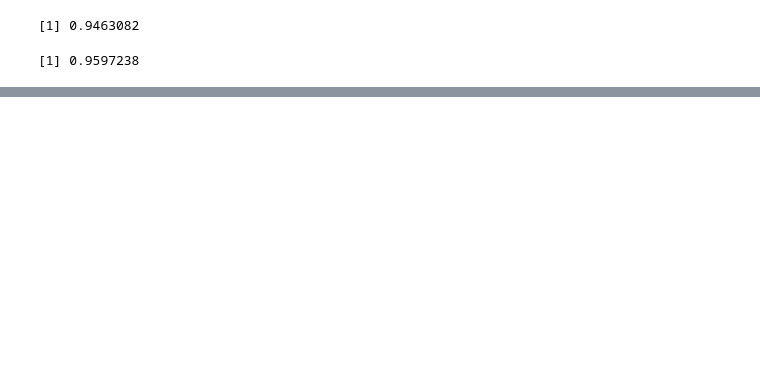
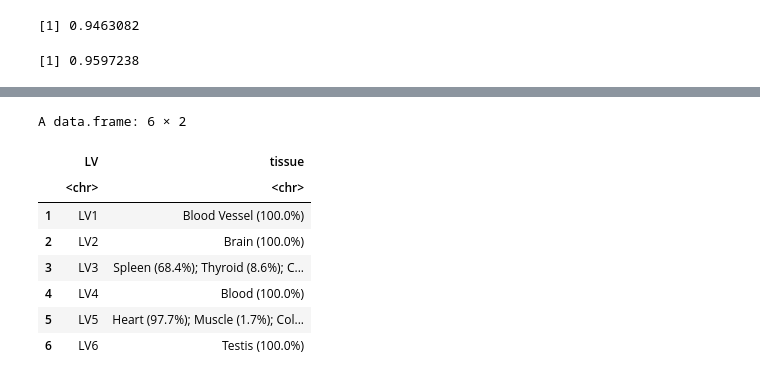
Before and after one commit to pivlab/plier2-analyses, a Jupyter notebook: nbs/01_model_building/gtex/02_gtex_priors analyses.ipynb, the cells around one changed output, grey strips where cells are left out. Cells and saved outputs as stored; diff of their text form; code cells hidden in the pictures; blank space fills up the shorter version.

```diff
--- a/nbs/01_model_building/gtex/02_gtex_priors analyses.ipynb
+++ b/nbs/01_model_building/gtex/02_gtex_priors analyses.ipynb
@@ -214,0 +259,13 @@ cor(as.vector(gtex_tissues_res$B), as.vector(gtex_fullRes_full$B), use = "comple
+# %%
+traits_gtex <- readRDS(here('data/gtex/phenoplier/gtex-phenoplier.rds'))
+
+traits_gtex_sig <- traits_gtex %>%
+dplyr::select(lv, phenotype_desc, fdr) %>%
+dplyr::rename(LV=lv, FDR=fdr, phenotype=phenotype_desc) %>%
+dplyr::filter(FDR < 0.05) %>%
+dplyr::select(LV, phenotype) %>%
+group_by(LV) %>%
+summarise(phenotype = paste(phenotype, collapse = '; ')) %>%
+dplyr::rename(phenoplier=phenotype)
+
+head(traits_gtex_sig)
@@ -214,0 +282,49 @@ cor(as.vector(gtex_tissues_res$B), as.vector(gtex_fullRes_full$B), use = "comple
+# %%
+library(here)
+library(dplyr)
+source(here("config.R"))
+
+gtex_meta <- read.table(
+  here("data/gtex/GTEx_Analysis_v8_Annotations_SampleAttributesDS.txt"),
+  sep = "\t",
+  header = TRUE,
+  quote = "",
+  fill = TRUE,
+  comment.char = ""
+)
+
+meta <- gtex_meta %>%
+  transmute(SAMPID = trimws(SAMPID), SMTS = trimws(SMTS)) %>%
+  distinct()
+
+B <- gtex_tissues_model$B
+cnt <- function(x) if (is.null(x)) 0L else sum(grepl("^LV", x))
+if (cnt(colnames(B)) > cnt(rownames(B))) B <- t(B)
+if (is.null(rownames(B))) rownames(B) <- paste0("LV", seq_len(nrow(B)))
+
+k_top <- ceiling(0.01 * ncol(B))
+
+lv_tissue_df <- bind_rows(lapply(rownames(B), function(lv) {
+  idx <- head(order(B[lv, ], decreasing = TRUE), k_top)
+  top <- data.frame(SAMPID = colnames(B)[idx], loading = as.numeric(B[lv, idx]))
+  top <- inner_join(top, meta, by = "SAMPID") %>% filter(!is.na(SMTS))
+  if (!nrow(top)) return(data.frame(LV = lv, tissue = NA_character_))
+  agg <- top %>%
+    group_by(SMTS) %>%
+    summarise(n = n(), s = sum(loading), .groups = "drop") %>%
+    mutate(p = sprintf("%.1f%%", 100 * n / k_top)) %>%
+    arrange(desc(n), desc(s), SMTS)
+  data.frame(LV = lv, tissue = paste(paste0(agg$SMTS, " (", agg$p, ")"), collapse = "; "))
+}))
+
+head(lv_tissue_df)
+# %% [output]
+A data.frame: 6 × 2
+|  | LV | tissue |
+|  | <chr> | <chr> |
+| 1 | LV1 | Blood Vessel (100.0%) |
+| 2 | LV2 | Brain (100.0%) |
+| 3 | LV3 | Spleen (68.4%); Thyroid (8.6%); C... |
+| 4 | LV4 | Blood (100.0%) |
+| 5 | LV5 | Heart (97.7%); Muscle (1.7%); Col... |
+| 6 | LV6 | Testis (100.0%) |
```
Also changed, not shown: parts of 6 cells of this notebook, 12 other files.
